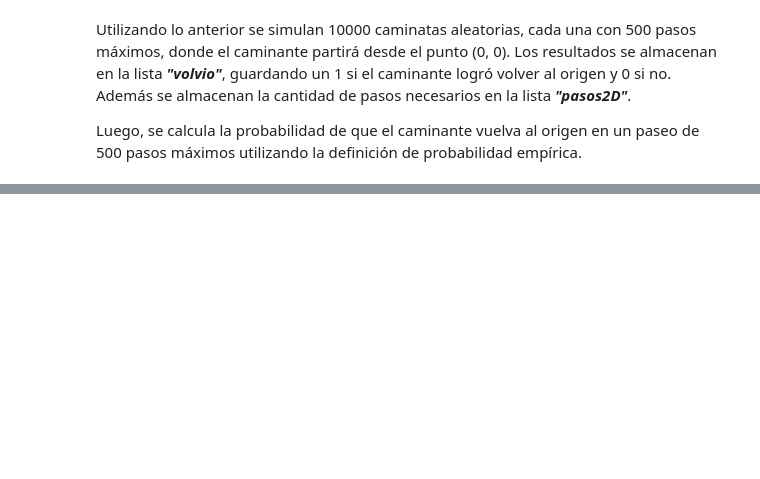
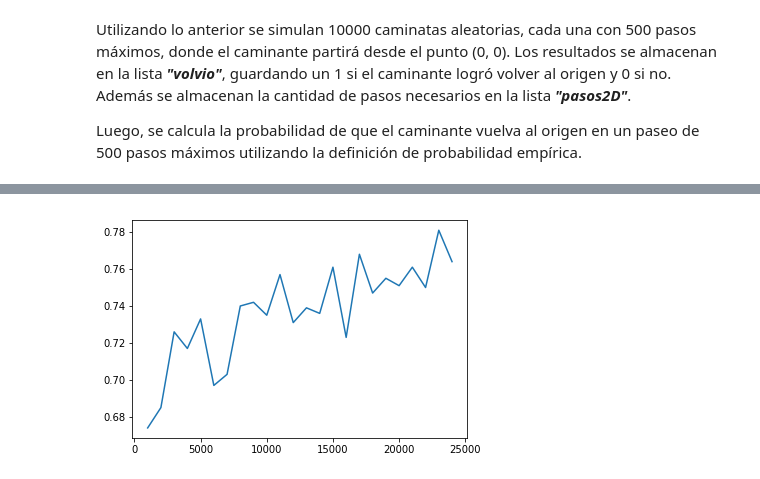
Before and after one commit to Umauro/LabEstaca2, a Jupyter notebook: Pregunta 3.ipynb, the cells around one changed output, grey strips where cells are left out. Cells and saved outputs as stored; diff of their text form; code cells hidden in the pictures; blank space fills up the shorter version.

```diff
--- a/Pregunta 3.ipynb
+++ b/Pregunta 3.ipynb
@@ -121,0 +155,18 @@ La probabilidad de volver al origen es de: 0.6543
+# %%
+volvio3D = []
+pasos3D = []
+for j in range(10000):
+    posicion = [0,0,0]
+    flagVolvio = False
+    for i in range(500):
+        pasoTridimensional(posicion)
+        if posicion[0] == 0 and posicion[1] == 0 and posicion[2] == 0:
+            volvio3D.append(1)
+            pasos3D.append(i + 1)
+            flagVolvio = True
+            break
+    if flagVolvio == False:
+        volvio3D.append(0)
+        pasos3D.append(500)
+
+print("La probabilidad de volver al origen es de: "+str(sum(volvio3D)/len(volvio3D)))
@@ -121,0 +179,28 @@ La probabilidad de volver al origen es de: 0.6543
+# %%
+lista2D = []
+lista3D = []
+pasosMaximos = []
+for j in range(1,25):
+    volvio2D = []
+    for k in range(1000):
+        posicion = [0,0]
+        flagVolvio = False
+        for i in range(1000*j):
+            pasoBidimensional(posicion)
+            if posicion[0] == 0 and posicion[1]==0:
+                volvio2D.append(1)
+                flagVolvio = True
+                break
+        if flagVolvio == False:
+            volvio2D.append(0)
+
+    proba = sum(volvio2D)/len(volvio2D)
+    lista2D.append(proba)
+    pasosMaximos.append(j*1000)
+
+
+fig = plt.figure()
+plt.plot(pasosMaximos, lista2D)
+plt.show()
+# %% [output]
+[figure, added]
```
Also changed, not shown: parts of 8 cells of this notebook, 1 other file.
